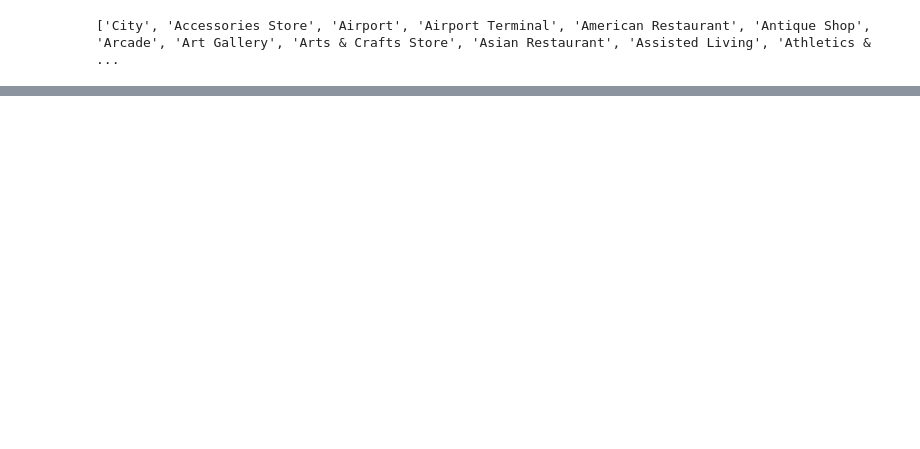
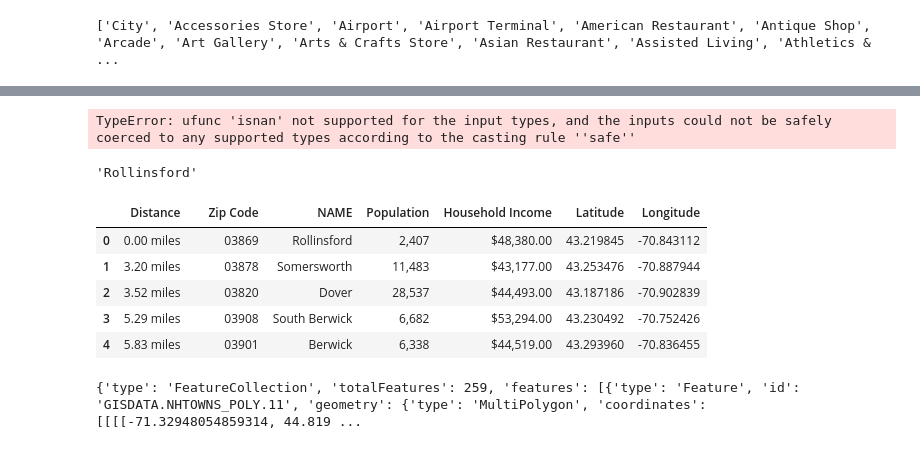
Before and after one commit to ZSwitaj/Coursera_Capstone, a Jupyter notebook: Capstone Project - Battle of Neighborhoods.ipynb, the cells around one changed output, grey strips where cells are left out. Cells and saved outputs as stored; diff of their text form; code cells hidden in the pictures; blank space fills up the shorter version.

```diff
--- a/Capstone Project - Battle of Neighborhoods.ipynb
+++ b/Capstone Project - Battle of Neighborhoods.ipynb
@@ -254,0 +277,41 @@ df_info.sort_values('Good columns', ascending = False)
+# %%
+nh_town_geo = 'https://earthworks.stanford.edu/download/file/massgis-nhtowns-poly-geojson.json'
+nh_map = folium.Map(location = [rollinsford['Latitude'], rollinsford['Longitude']], zoom_start = 9)
+
+folium.Choropleth(
+    geo_data = nh_town_geo,
+    data = df,
+    columns = ['City', 'Household Income'],
+    name = 'choropleth',
+    key_on= 'features.properties.NAME',
+    fill_color="YlGn",
+    fill_opacity=0.7,
+    line_opacity=0.2
+                    ).add_to(nh_map)
+
+nh_map
+# %% [output]
+TypeError: ufunc 'isnan' not supported for the input types, and the inputs could not be safely coerced to any supported types according to the casting rule ''safe''
+# %%
+df_choro = df.rename(columns = {'City': 'NAME'})
+df_choro['NAME'] = df_choro['NAME'].str.split(',', expand = True)
+# %%
+df_choro['NAME'].str.split(',')[0][0]
+# %% [output]
+'Rollinsford'
+# %%
+df_choro.head()
+# %% [output]
+|  | Distance |  | Zip Code | NAME | Population | Household Income | Latitude | Longitude |
+| 0 | 0.00 miles |  | 03869 | Rollinsford | 2,407 | $48,380.00 | 43.219845 | -70.843112 |
+| 1 | 3.20 miles |  | 03878 | Somersworth | 11,483 | $43,177.00 | 43.253476 | -70.887944 |
+| 2 | 3.52 miles |  | 03820 | Dover | 28,537 | $44,493.00 | 43.187186 | -70.902839 |
+| 3 | 5.29 miles |  | 03908 | South Berwick | 6,682 | $53,294.00 | 43.230492 | -70.752426 |
+| 4 | 5.83 miles |  | 03901 | Berwick | 6,338 | $44,519.00 | 43.293960 | -70.836455 |
+# %%
+import urllib.request
+with urllib.request.urlopen(nh_town_geo) as url:
+    data = json.loads(url.read().decode())
+    print(data)
+# %% [output]
+{'type': 'FeatureCollection', 'totalFeatures': 259, 'features': [{'type': 'Feature', 'id': 'GISDATA.NHTOWNS_POLY.11', 'geometry': {'type': 'MultiPolygon', 'coordinates': [[[[-71.32948054859314, 44.819 ...
```
Also changed, not shown: parts of 22 cells of this notebook.
